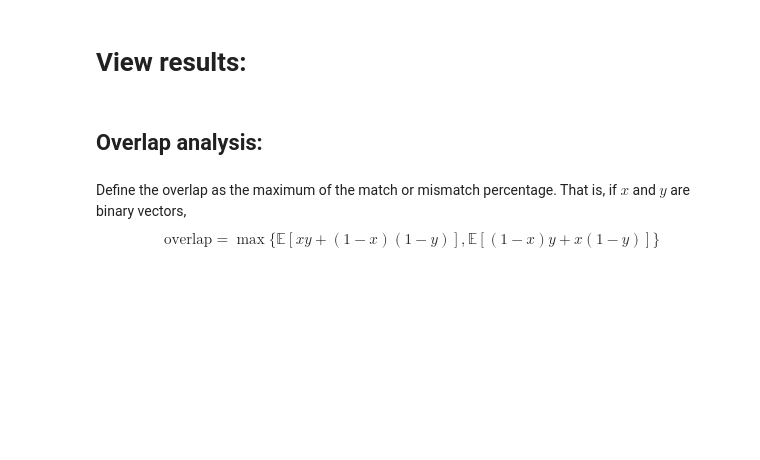
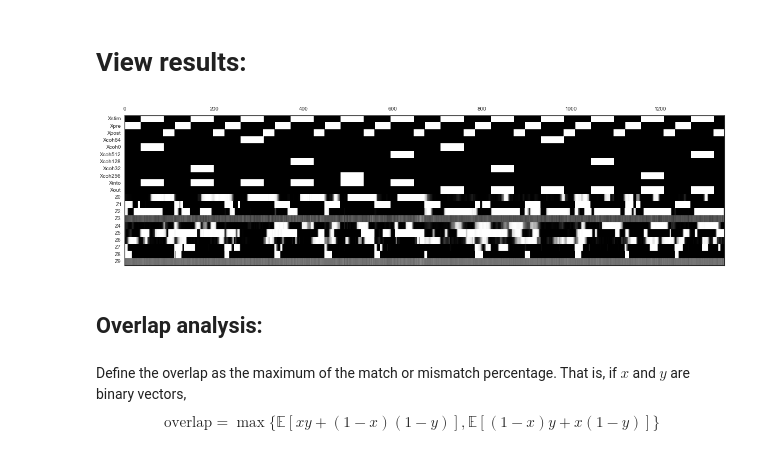
Before and after one commit to pearsonlab/spiketopics, a Jupyter notebook: experiments/roitman/explore_inferred_states.ipynb, the cells around one changed output. Drawn from its saved outputs; the diff is of its cells as text; code cells hidden in the pictures; blank space fills up the shorter version.

Commit message:
some success with roitman data
- code successfully infers some states in data
- still need to tweak priors

```diff
--- a/experiments/roitman/explore_inferred_states.ipynb
+++ b/experiments/roitman/explore_inferred_states.ipynb
@@ -163 +161,4 @@ etho = frames_to_times(etho)
+# %%
+codefile = 'data/roitman_fd_data.csv'
+code = pd.read_csv(codefile).groupby('utime').max().reset_index()
 # %%
@@ -165,4 +174,8 @@ etho.head()
+# %%
+# convert bools to floats
+for col in code:
+    code[col] = code[col].astype('float')
 # %%
 # merge labeled and inferred etho on movie and frame columns
-edf = pd.merge(etho, xif, how='right')
+edf = pd.merge(code, xif, how='right', left_on='utime', right_on='time')
 edf.columns
@@ -169,9 +184,6 @@ edf.columns
 # %%
 # get rid of categories that are either identifiers or have non-binary entries
-edf = edf.drop(['frameTime', 'ethoCameraLabel', 'ethoFaceLabel',
-                'ethoGenitalsLabel', 'ethoForageLabel', 'ethoAggressionLabel', 'time',
-                'ethoCameraLevel',
-                'ethoRoughCountLabel', 'ethoRoughCountLevel', 'ethoFaceViewLevel',
-                'ethoGenitalsViewLevel', 'ethoForageLevel', 'ethoAggressionLevel'], axis=1)
+to_drop = [col for col in edf.columns if not ('Z' in col or 'X' in col)]
+edf = edf.drop(to_drop, axis=1)
 # %%
 edf.head()
@@ -179,11 +199,13 @@ edf.head()
 # View results:
 # %%
 # plot a section in time; each row is a regressor; bottom rows are inferred categories
-trng = slice(1500, 2000)
-matshow(edf.iloc[trng, :-K].values.T, vmin=0, vmax=1);
-
-# zoom in on inferred
-matshow(edf.iloc[trng, -K:].values.T, vmin=0, vmax=1);
+trng = slice(None)
+matshow(edf.iloc[trng].values.T, vmin=0, vmax=1);
+col_labels = edf.columns
+plt.yticks(xrange(len(col_labels)), col_labels);
+plt.gcf().set_size_inches([20, 5])
+# %% [output]
+[figure, added]
 # %% [markdown]
 ## Overlap analysis:
 # %% [markdown]
```
Also changed, not shown: parts of 20 cells of this notebook, 2 other files.
